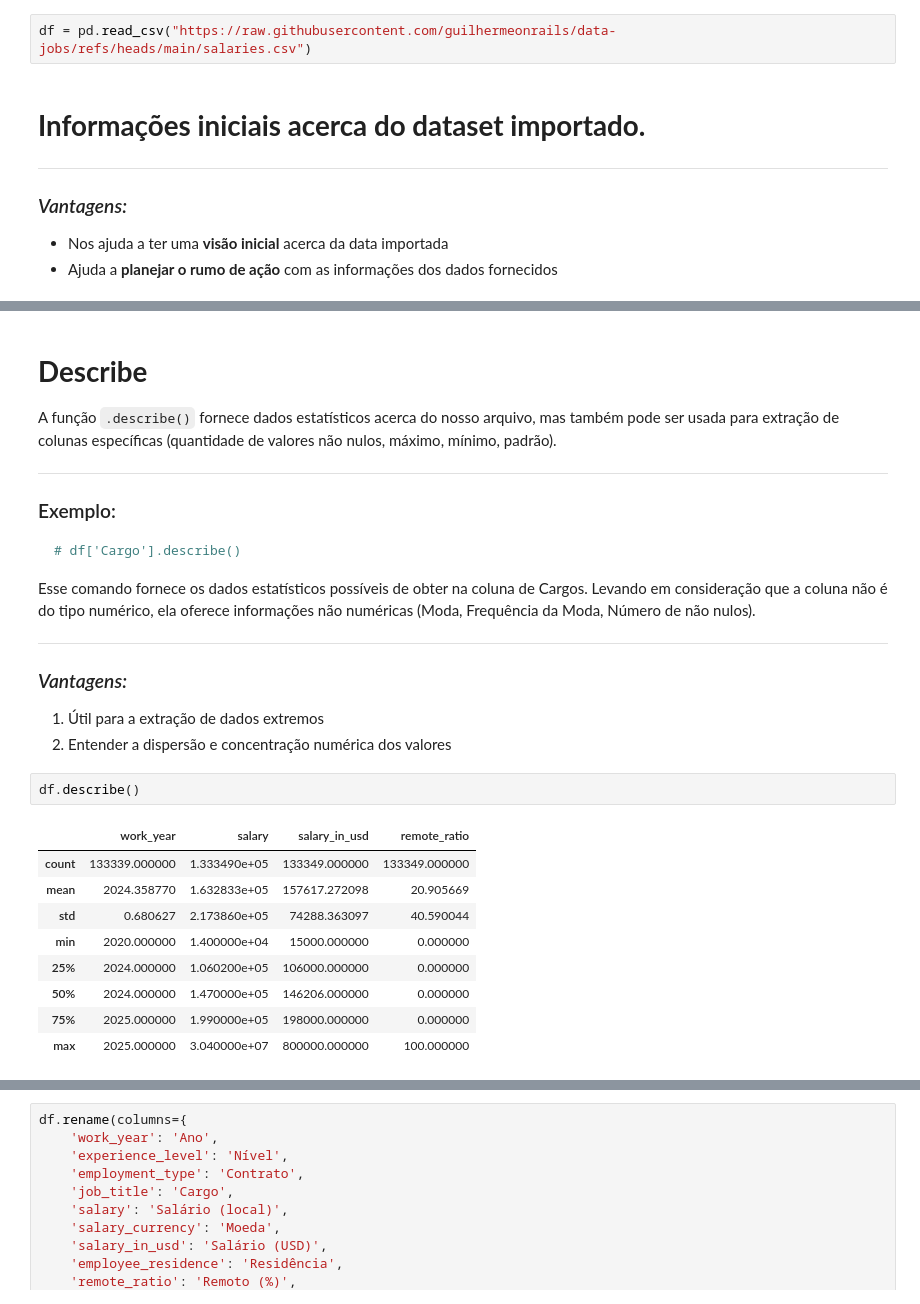
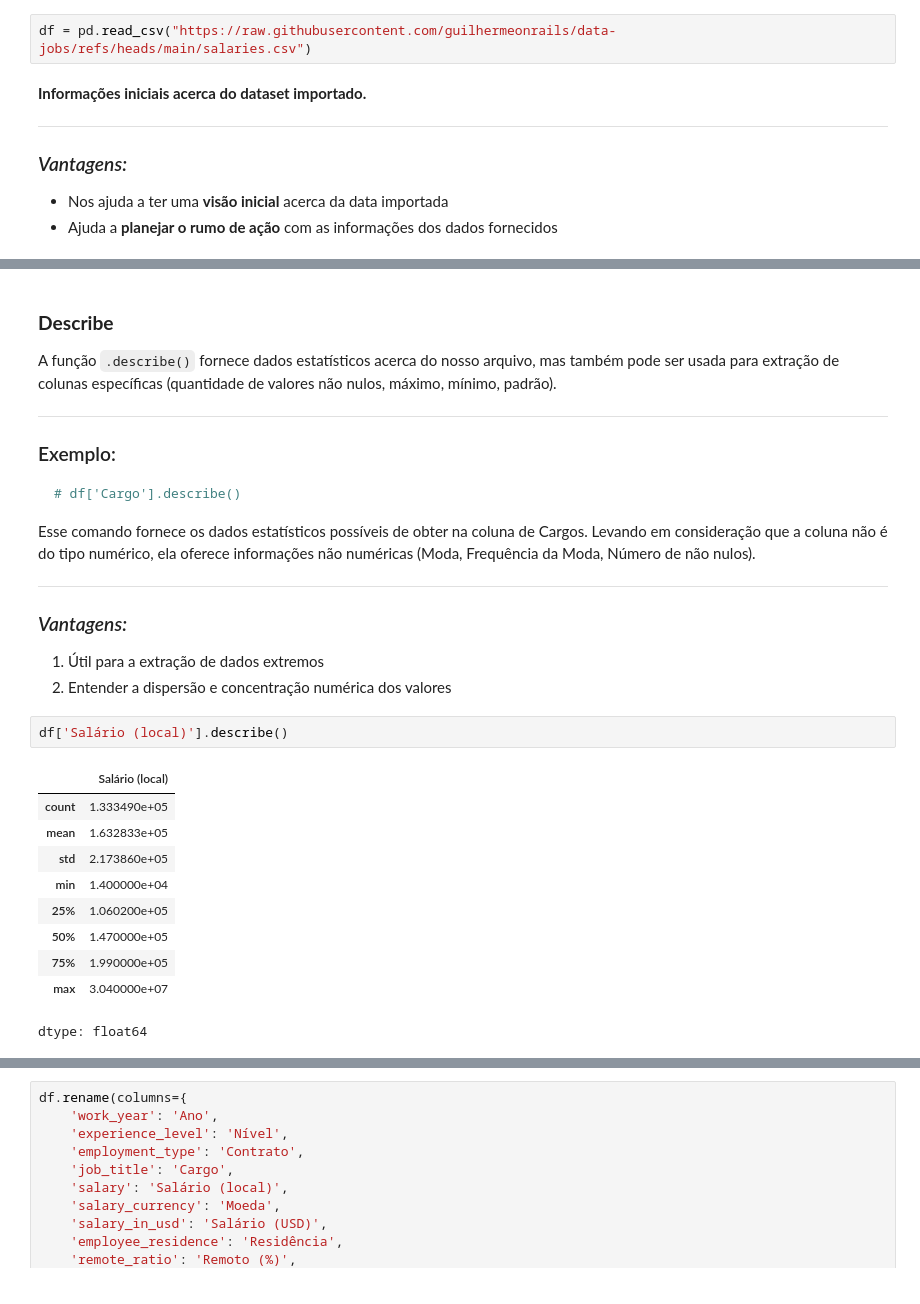
Before and after one commit to Gabriel-Amorim-dev/Alura, a Jupyter notebook: Aula1_DataScience.ipynb, the cells around one changed output, grey strips where cells are left out. Saved outputs shown, nothing was run; the diff lists cells and outputs as text.

```diff
--- a/Aula1_DataScience.ipynb
+++ b/Aula1_DataScience.ipynb
@@ -9,7 +9,7 @@ leitura do arquivo CSV
 # %%
 df = pd.read_csv("https://raw.githubusercontent.com/guilhermeonrails/data-jobs/refs/heads/main/salaries.csv")
 # %% [markdown]
-# **Informações iniciais acerca do dataset importado.**
+**Informações iniciais acerca do dataset importado.**
 
 ---
 
@@ -41,7 +41,7 @@ dtypes: float64(1), int64(3), object(7)
 memory usage: 11.2+ MB
 # %% [markdown]
 
-# **Describe**
+### **Describe**
 
 A função `.describe()` fornece dados estatísticos acerca do nosso arquivo, mas também pode ser usada para extração de colunas específicas (quantidade de valores não nulos, máximo, mínimo, padrão).
 
@@ -63,16 +63,17 @@ Levando em consideração que a coluna não é do tipo numérico, ela oferece in
 1. Útil para a extração de dados extremos
 2. Entender a dispersão e concentração numérica dos valores
 # %%
-df.describe()
+df['Salário (local)'].describe()
 # %% [output]
-|  | work_year | salary | salary_in_usd | remote_ratio |
-| count | 133339.000000 | 1.333490e+05 | 133349.000000 | 133349.000000 |
-| mean | 2024.358770 | 1.632833e+05 | 157617.272098 | 20.905669 |
-| std | 0.680627 | 2.173860e+05 | 74288.363097 | 40.590044 |
-| min | 2020.000000 | 1.400000e+04 | 15000.000000 | 0.000000 |
-| 25% | 2024.000000 | 1.060200e+05 | 106000.000000 | 0.000000 |
-| 50% | 2024.000000 | 1.470000e+05 | 146206.000000 | 0.000000 |
-| 75% | 2025.000000 | 1.990000e+05 | 198000.000000 | 0.000000 |
-| max | 2025.000000 | 3.040000e+07 | 800000.000000 | 100.000000 |
+|  | Salário (local) |
+| count | 1.333490e+05 |
+| mean | 1.632833e+05 |
+| std | 2.173860e+05 |
+| min | 1.400000e+04 |
+| 25% | 1.060200e+05 |
+| 50% | 1.470000e+05 |
+| 75% | 1.990000e+05 |
+| max | 3.040000e+07 |
+dtype: float64
 # %% [markdown]
 
```
Also changed, not shown: parts of 26 cells of this notebook.
